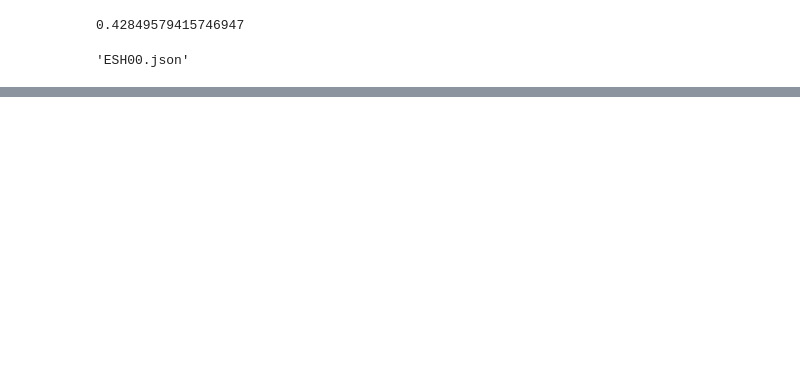
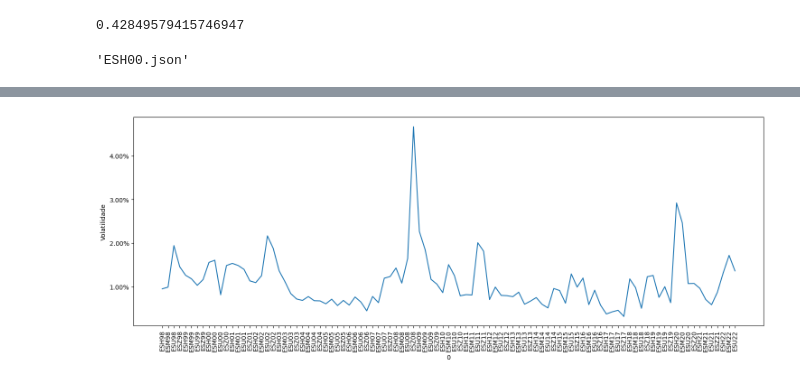
Before and after one commit to fgDotTex/EO_Black76_AssumptionTesting, a Jupyter notebook: BlackModel_AssumptionTesting.ipynb, the cells around one changed output, grey strips where cells are left out. Drawn from its saved outputs; the diff is of its cells as text; code cells hidden in the pictures; blank space fills up the shorter version.

```diff
--- a/BlackModel_AssumptionTesting.ipynb
+++ b/BlackModel_AssumptionTesting.ipynb
@@ -209,0 +258,13 @@ infractors
+# %%
+fig, ax = plt.subplots(figsize=(18, 6))
+fig.gca().yaxis.set_major_formatter(mtick.StrMethodFormatter(fmt))
+ax.tick_params(axis='x', labelrotation=90)
+ax.set_ylabel("Volatilidade")
+seaborn.lineplot(x=0, y=1, data=pd.DataFrame(
+    [(re.sub(".json","",x), getReturnsDF(x)["logReturns"].std()) for (x,_) in testResults]
+        )
+                )
+
+fig.savefig("../volatility.eps")
+# %% [output]
+[figure, added]
```
Also changed, not shown: parts of 15 cells of this notebook.
